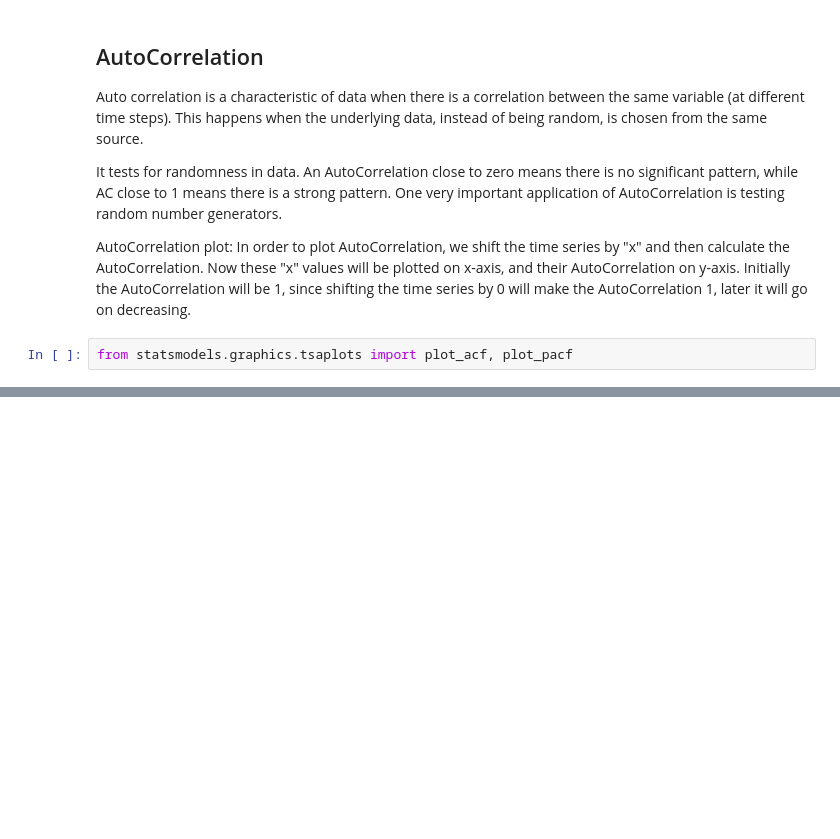
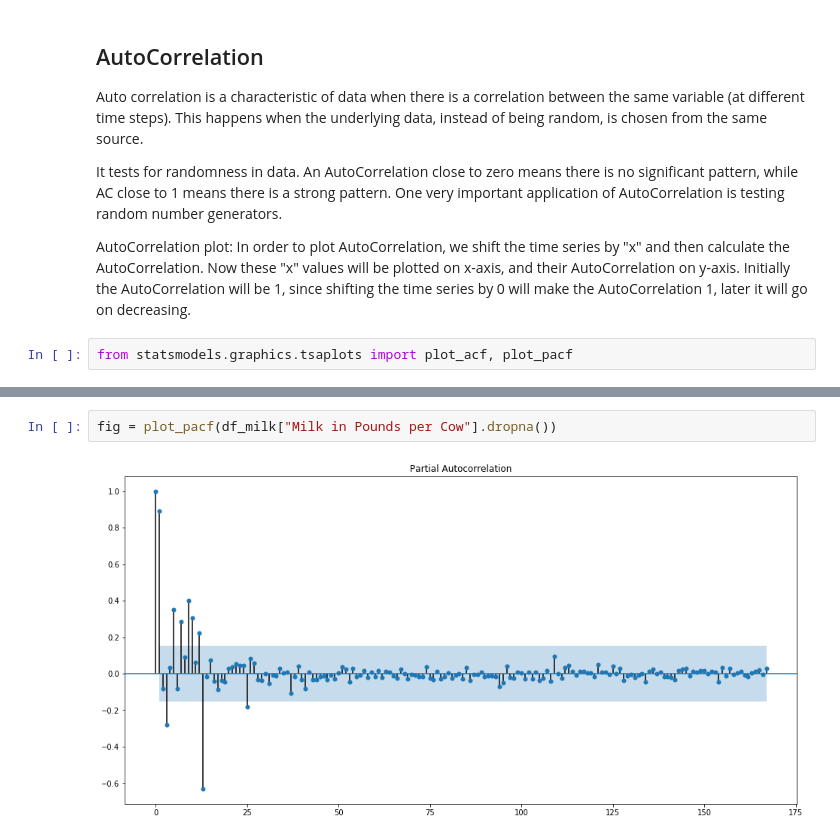
Before and after one commit to maykulkarni/algo_trading, a Jupyter notebook: 3. Time series analysis.ipynb, the cells around one changed output, grey strips where cells are left out. Saved outputs shown, nothing was run; the diff lists cells and outputs as text; blank space fills up the shorter version.

```diff
--- a/3. Time series analysis.ipynb
+++ b/3. Time series analysis.ipynb
@@ -286,0 +291,4 @@ from statsmodels.graphics.tsaplots import plot_acf, plot_pacf
+# %%
+fig = plot_pacf(df_milk["Milk in Pounds per Cow"].dropna())
+# %% [output]
+[figure, added]
```
Also changed, not shown: parts of 9 cells of this notebook.
